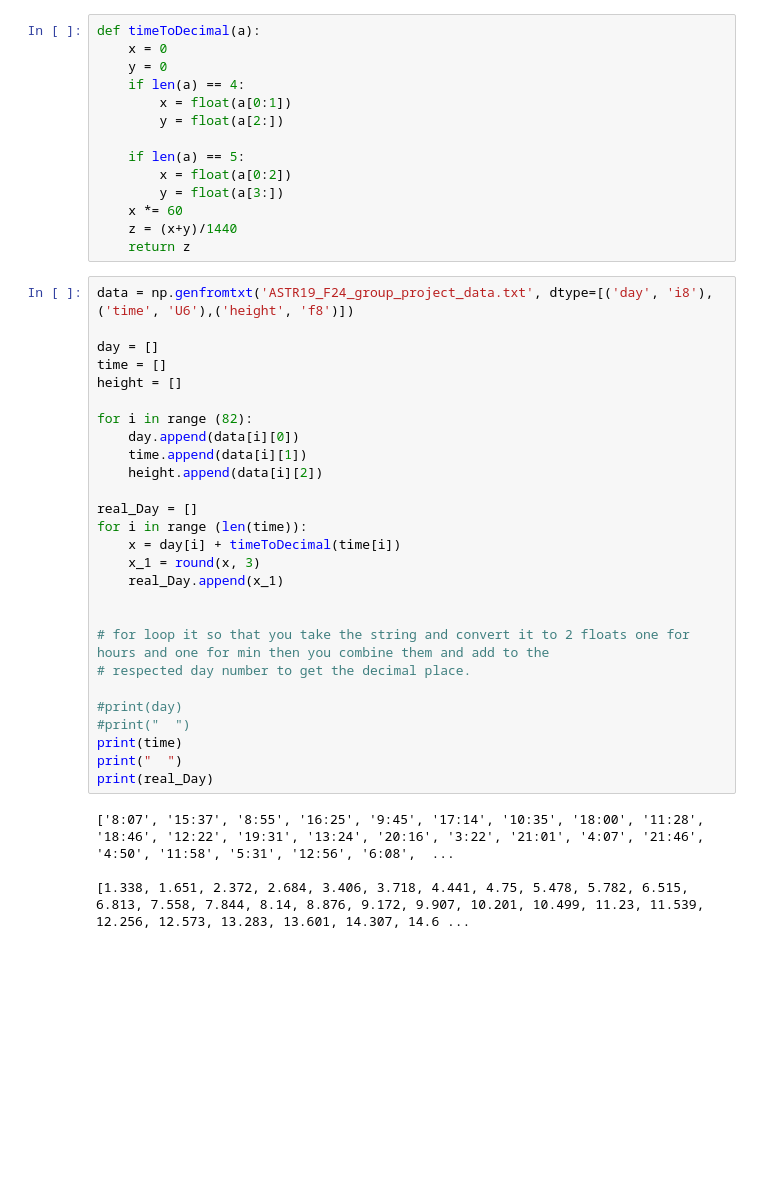
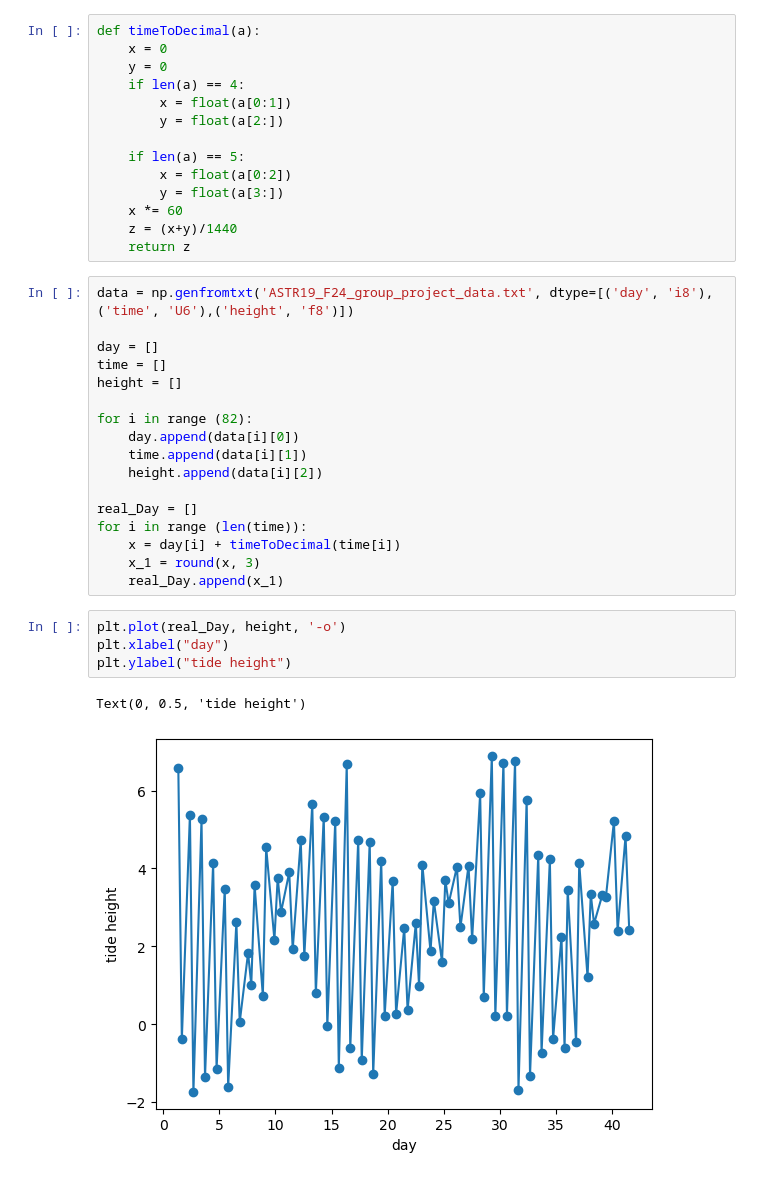
Before and after one commit to EmilioNG/ASTR-19-Group-Project, a Jupyter notebook: ASTRGroupProject.ipynb, the cells around one changed output. Drawn from its saved outputs; the diff is of its cells as text; blank space fills up the shorter version.

```diff
--- a/ASTRGroupProject.ipynb
+++ b/ASTRGroupProject.ipynb
@@ -31,17 +32,10 @@ for i in range (len(time)):
     x = day[i] + timeToDecimal(time[i])
     x_1 = round(x, 3)
     real_Day.append(x_1)
-
-
-# for loop it so that you take the string and convert it to 2 floats one for hours and one for min then you combine them and add to the
-# respected day number to get the decimal place.
-
-#print(day)
-#print("  ")
-print(time)
-print("  ")
-print(real_Day)
-# %% [output]
-['8:07', '15:37', '8:55', '16:25', '9:45', '17:14', '10:35', '18:00', '11:28', '18:46', '12:22', '19:31', '13:24', '20:16', '3:22', '21:01', '4:07', '21:46', '4:50', '11:58', '5:31', '12:56', '6:08',  ...
-
-[1.338, 1.651, 2.372, 2.684, 3.406, 3.718, 4.441, 4.75, 5.478, 5.782, 6.515, 6.813, 7.558, 7.844, 8.14, 8.876, 9.172, 9.907, 10.201, 10.499, 11.23, 11.539, 12.256, 12.573, 13.283, 13.601, 14.307, 14.6 ...
+# %%
+plt.plot(real_Day, height, '-o')
+plt.xlabel("day")
+plt.ylabel("tide height")
+# %% [output]
+Text(0, 0.5, 'tide height')
+[figure, added]
```
Also changed, not shown: parts of 1 cell of this notebook.
